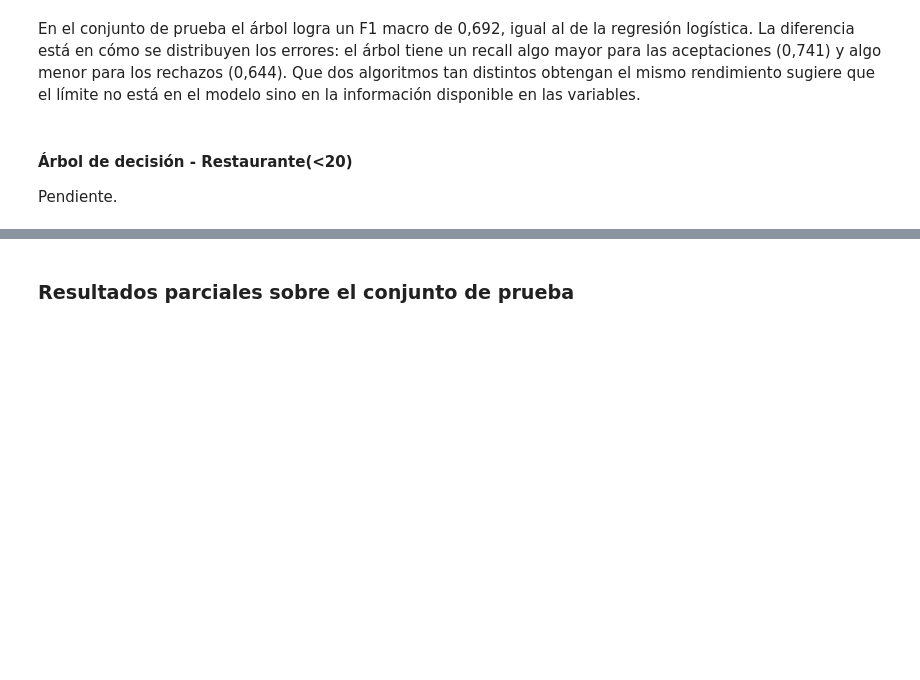
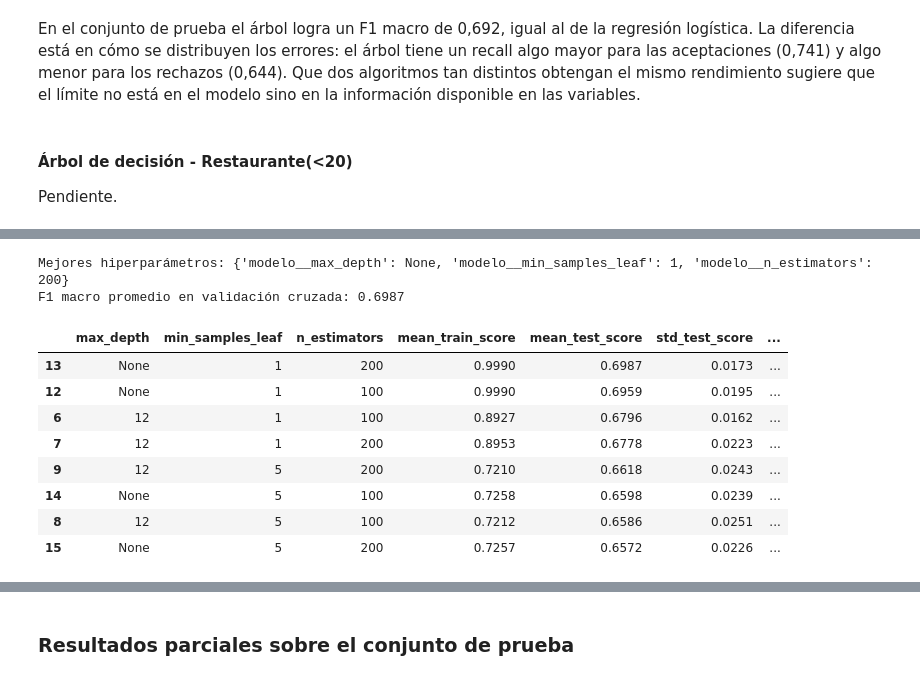
Before and after one commit to DanielGT27-Q/Laboratorio_3_MC, a Jupyter notebook: Laboratorio_3.ipynb, the cells around one changed output, grey strips where cells are left out. Saved outputs shown, nothing was run; the diff lists cells and outputs as text; code cells hidden in the pictures; blank space fills up the shorter version.

```diff
--- a/Laboratorio_3.ipynb
+++ b/Laboratorio_3.ipynb
@@ -715,0 +778,15 @@ Pendiente.
+# %%
+busqueda_rf_rest = buscar(pipeline_rf(), grilla_rf, "Restaurante(<20)")
+resumen_busqueda(busqueda_rf_rest)
+# %% [output]
+Mejores hiperparámetros: {'modelo__max_depth': None, 'modelo__min_samples_leaf': 1, 'modelo__n_estimators': 200}
+F1 macro promedio en validación cruzada: 0.6987
+|  | max_depth | min_samples_leaf | n_estimators | mean_train_score | mean_test_score | std_test_score | ... |
+| 13 | None | 1 | 200 | 0.9990 | 0.6987 | 0.0173 | ... |
+| 12 | None | 1 | 100 | 0.9990 | 0.6959 | 0.0195 | ... |
+| 6 | 12 | 1 | 100 | 0.8927 | 0.6796 | 0.0162 | ... |
+| 7 | 12 | 1 | 200 | 0.8953 | 0.6778 | 0.0223 | ... |
+| 9 | 12 | 5 | 200 | 0.7210 | 0.6618 | 0.0243 | ... |
+| 14 | None | 5 | 100 | 0.7258 | 0.6598 | 0.0239 | ... |
+| 8 | 12 | 5 | 100 | 0.7212 | 0.6586 | 0.0251 | ... |
+| 15 | None | 5 | 200 | 0.7257 | 0.6572 | 0.0226 | ... |
```
Also changed, not shown: parts of 18 cells of this notebook.
